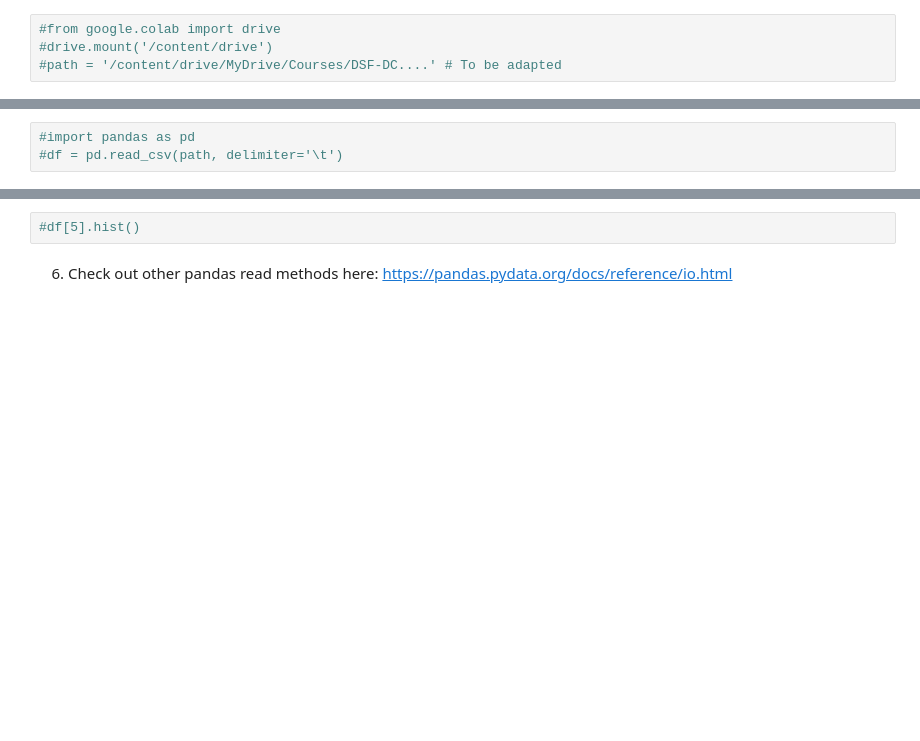
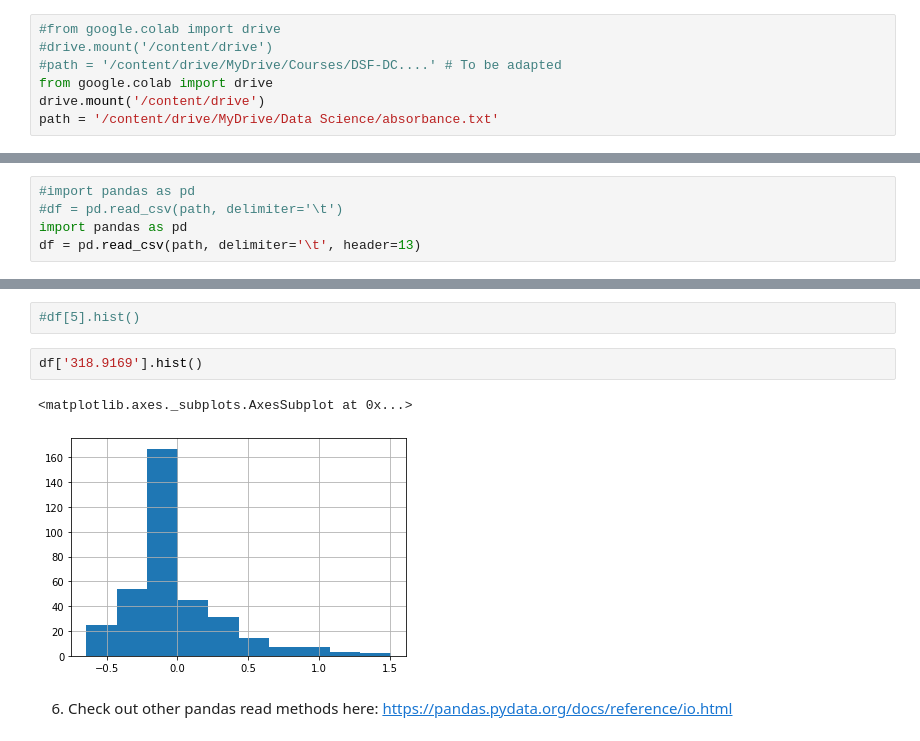
Before and after one commit to JuliaLorenzetti/data-science, a Jupyter notebook: 02_Intro_Pandas_Numpy.ipynb, the cells around one changed output, grey strips where cells are left out. Drawn from its saved outputs; the diff is of its cells as text; blank space fills up the shorter version.

```diff
--- a/02_Intro_Pandas_Numpy.ipynb
+++ b/02_Intro_Pandas_Numpy.ipynb
@@ -104,3 +189,6 @@ The lists of values contained in Pandas DataFrame are in fact Numpy arrays. A la
 #from google.colab import drive
 #drive.mount('/content/drive')
 #path = '/content/drive/MyDrive/Courses/DSF-DC....' # To be adapted
+from google.colab import drive
+drive.mount('/content/drive')
+path = '/content/drive/MyDrive/Data Science/absorbance.txt'
@@ -109,5 +199,7 @@ The lists of values contained in Pandas DataFrame are in fact Numpy arrays. A la
 # %%
 #import pandas as pd
 #df = pd.read_csv(path, delimiter='\t')
+import pandas as pd
+df = pd.read_csv(path, delimiter='\t', header=13)
 # %% [markdown]
 4. Study this dataset a bit with the df.head(), df.info() and df.describe() methods. The available metadata is [here](https://docs.google.com/document/d/1L6m4OFiCKSHlHlr4_4TFKLKHcJfIkiMhHtD3tcsxpD8/edit?usp=sharing)
@@ -119,5 +241,10 @@ How big is the dataset? How many rows, how many columns, how space in the memory
 5. Plot some columns.
 # %%
 #df[5].hist()
+# %%
+df['318.9169'].hist()
+# %% [output]
+<matplotlib.axes._subplots.AxesSubplot at 0x...>
+[figure, added]
 # %% [markdown]
 6. Check out other pandas read methods here: https://pandas.pydata.org/docs/reference/io.html
```
Also changed, not shown: parts of 13 cells of this notebook.
